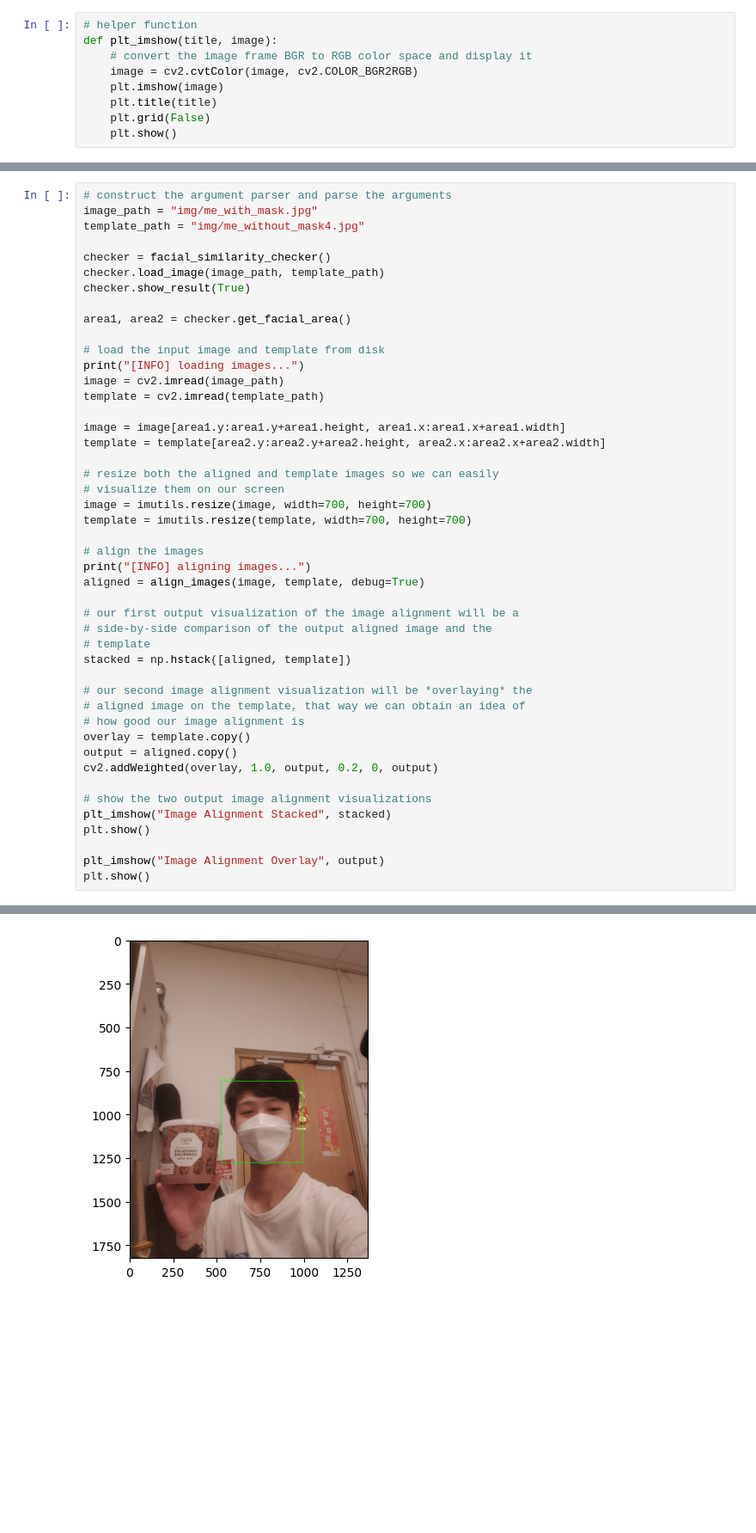
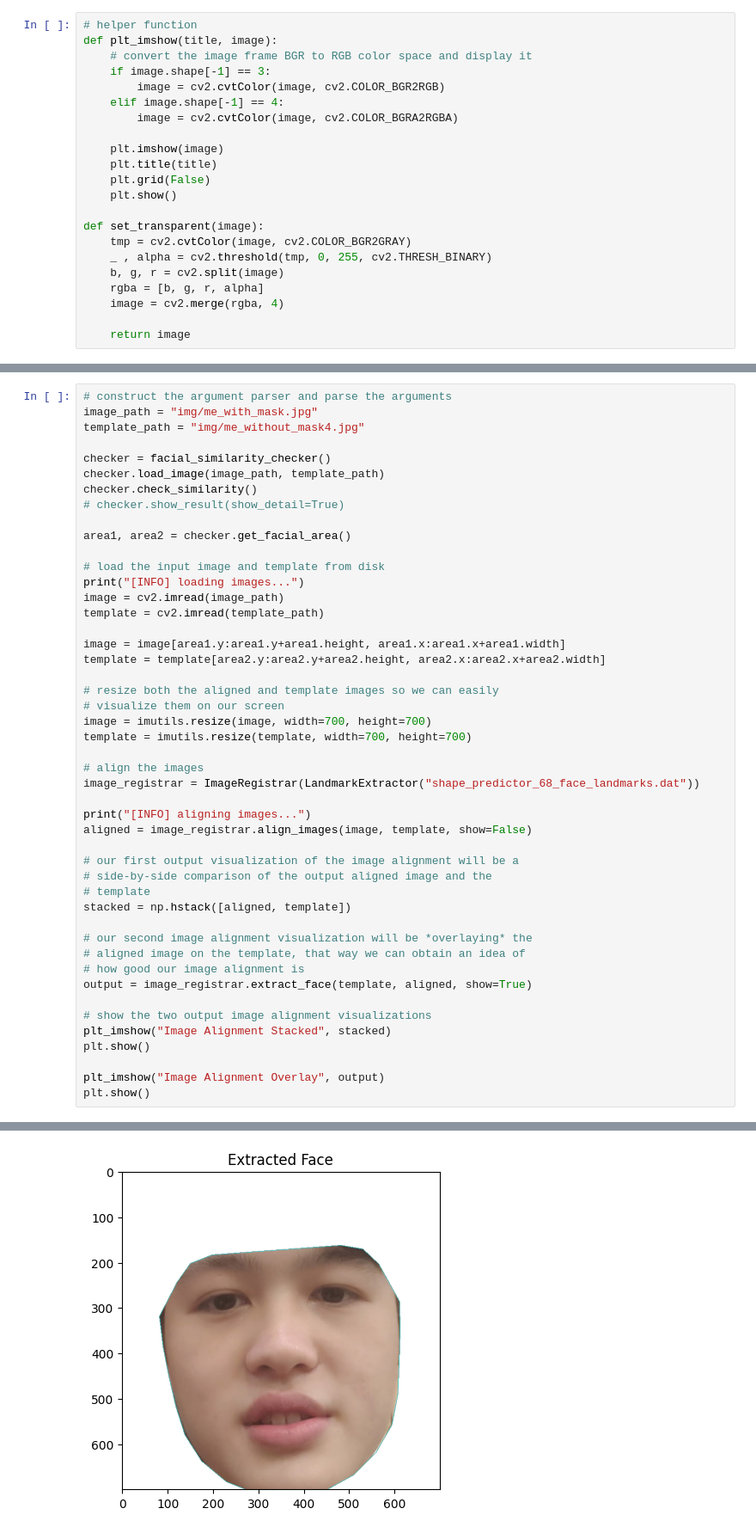
Before and after one commit to Henry-Loi/Mask-Removal-AI, a Jupyter notebook: image_registration.ipynb, the cells around one changed output, grey strips where cells are left out. Shown: that part at 86% size. Saved outputs shown, nothing was run; the diff lists cells and outputs as text; blank space fills up the shorter version.

Commit message:
finish single person image registration

```diff
--- a/image_registration.ipynb
+++ b/image_registration.ipynb
@@ -16,10 +16,23 @@ WARNING:tensorflow:From c:\Users\PC\anaconda3\lib\site-packages\tf_keras\src\los
 # %%
 # helper function
 def plt_imshow(title, image):
-	# convert the image frame BGR to RGB color space and display it
-	image = cv2.cvtColor(image, cv2.COLOR_BGR2RGB)
-	plt.imshow(image)
-	plt.title(title)
-	plt.grid(False)
-	plt.show()
+    # convert the image frame BGR to RGB color space and display it
+    if image.shape[-1] == 3:
+        image = cv2.cvtColor(image, cv2.COLOR_BGR2RGB)
+    elif image.shape[-1] == 4:
+        image = cv2.cvtColor(image, cv2.COLOR_BGRA2RGBA)
+
+    plt.imshow(image)
+    plt.title(title)
+    plt.grid(False)
+    plt.show()
+
+def set_transparent(image):
+	tmp = cv2.cvtColor(image, cv2.COLOR_BGR2GRAY)
+	_ , alpha = cv2.threshold(tmp, 0, 255, cv2.THRESH_BINARY)
+	b, g, r = cv2.split(image)
+	rgba = [b, g, r, alpha]
+	image = cv2.merge(rgba, 4)
+
+	return image
 # %%
@@ -63,7 +146,8 @@ template_path = "img/me_without_mask4.jpg"
 
 checker = facial_similarity_checker()
 checker.load_image(image_path, template_path)
-checker.show_result(True)
+checker.check_similarity()
+# checker.show_result(show_detail=True)
 
 area1, area2 = checker.get_facial_area()
 
@@ -81,8 +165,10 @@ image = imutils.resize(image, width=700, height=700)
 template = imutils.resize(template, width=700, height=700)
 
 # align the images
+image_registrar = ImageRegistrar(LandmarkExtractor("shape_predictor_68_face_landmarks.dat"))
+
 print("[INFO] aligning images...")
-aligned = align_images(image, template, debug=True)
+aligned = image_registrar.align_images(image, template, show=False)
 
 # our first output visualization of the image alignment will be a
 # side-by-side comparison of the output aligned image and the
@@ -92,9 +178,7 @@ stacked = np.hstack([aligned, template])
 # our second image alignment visualization will be *overlaying* the
 # aligned image on the template, that way we can obtain an idea of
 # how good our image alignment is
-overlay = template.copy()
-output = aligned.copy()
-cv2.addWeighted(overlay, 1.0, output, 0.2, 0, output)
+output = image_registrar.extract_face(template, aligned, show=True)
 
 # show the two output image alignment visualizations
 plt_imshow("Image Alignment Stacked", stacked)
@@ -111 +195 @@ The images are the same person:  False
-[figure, old version]
+[figure, new version]
```
Also changed, not shown: parts of 4 cells of this notebook, 2 other files.
